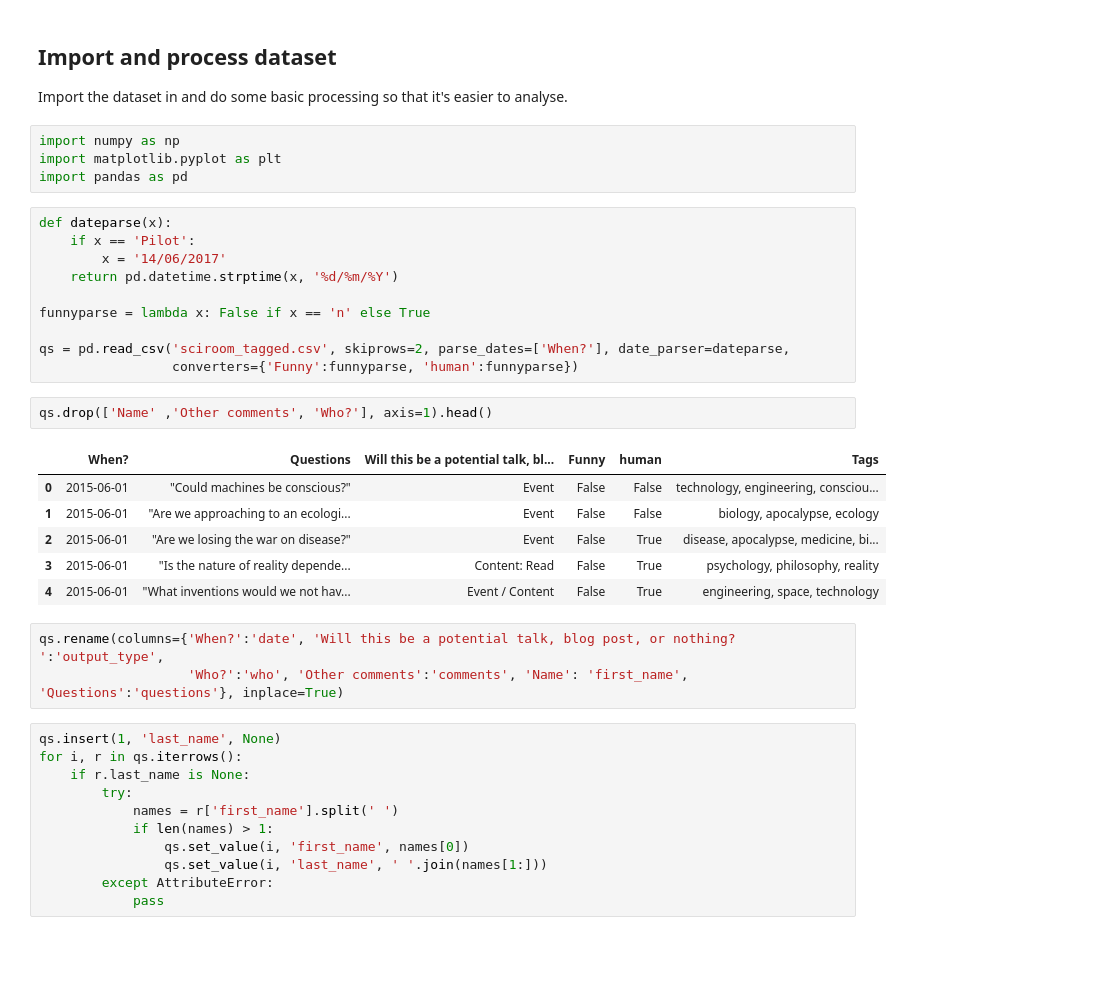
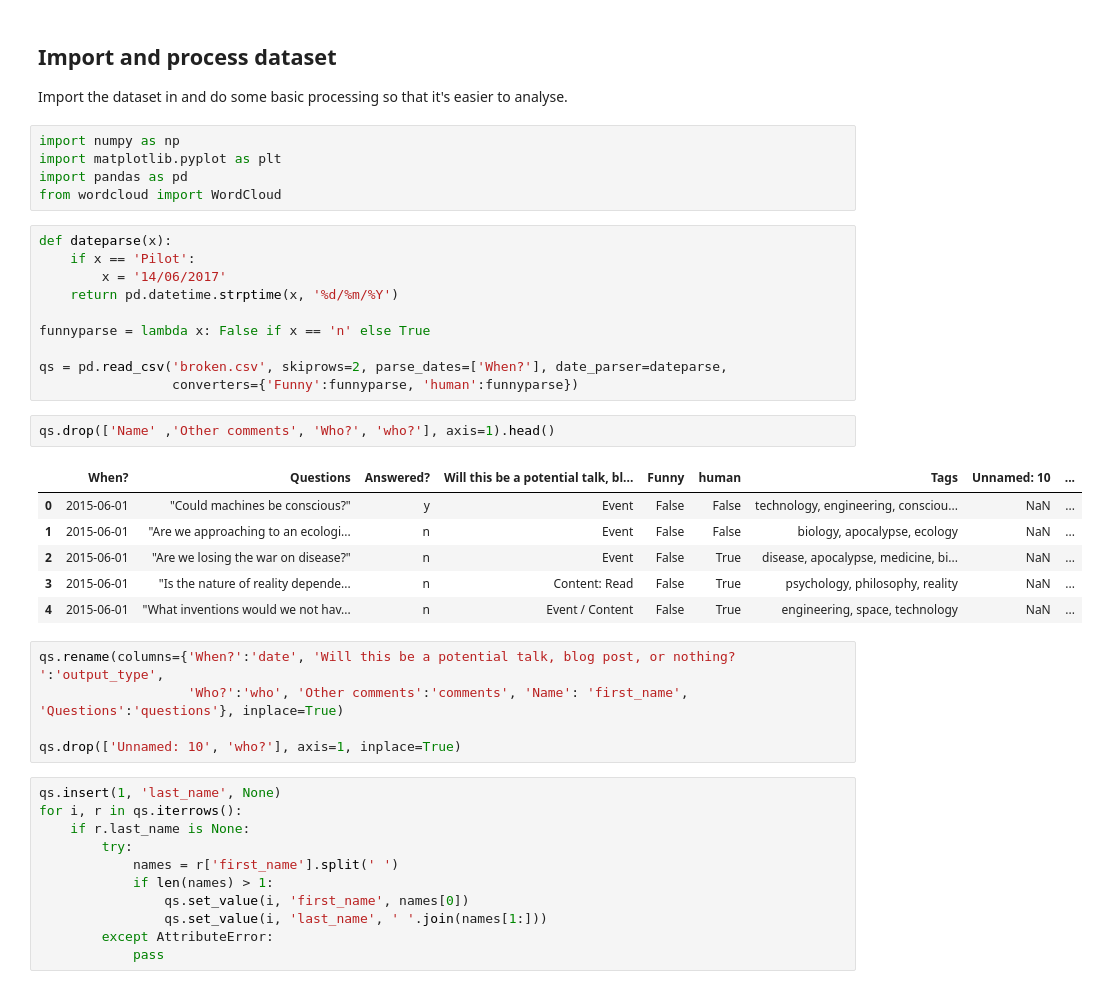
Before and after one commit to harpolea/sciroom, a Jupyter notebook: question_analysis.ipynb, the cells around one changed output. Cells and saved outputs as stored; diff of their text form; blank space fills up the shorter version.

```diff
--- a/question_analysis.ipynb
+++ b/question_analysis.ipynb
@@ -17,6 +17,7 @@ Import the dataset in and do some basic processing so that it's easier to analys
 import numpy as np
 import matplotlib.pyplot as plt
 import pandas as pd
+from wordcloud import WordCloud
 # %%
 def dateparse(x):
     if x == 'Pilot':
@@ -25,20 +26,22 @@ def dateparse(x):
 
 funnyparse = lambda x: False if x == 'n' else True
 
-qs = pd.read_csv('sciroom_tagged.csv', skiprows=2, parse_dates=['When?'], date_parser=dateparse,
+qs = pd.read_csv('broken.csv', skiprows=2, parse_dates=['When?'], date_parser=dateparse,
                  converters={'Funny':funnyparse, 'human':funnyparse})
 # %%
-qs.drop(['Name' ,'Other comments', 'Who?'], axis=1).head()
+qs.drop(['Name' ,'Other comments', 'Who?', 'who?'], axis=1).head()
 # %% [output]
-|  | When? | Questions | Will this be a potential talk, bl... | Funny | human | Tags |
-| 0 | 2015-06-01 | "Could machines be conscious?" | Event | False | False | technology, engineering, consciou... |
-| 1 | 2015-06-01 | "Are we approaching to an ecologi... | Event | False | False | biology, apocalypse, ecology |
-| 2 | 2015-06-01 | "Are we losing the war on disease?" | Event | False | True | disease, apocalypse, medicine, bi... |
-| 3 | 2015-06-01 | "Is the nature of reality depende... | Content: Read | False | True | psychology, philosophy, reality |
-| 4 | 2015-06-01 | "What inventions would we not hav... | Event / Content | False | True | engineering, space, technology |
+|  | When? | Questions | Answered? | Will this be a potential talk, bl... | Funny | human | Tags | Unnamed: 10 | ... |
+| 0 | 2015-06-01 | "Could machines be conscious?" | y | Event | False | False | technology, engineering, consciou... | NaN | ... |
+| 1 | 2015-06-01 | "Are we approaching to an ecologi... | n | Event | False | False | biology, apocalypse, ecology | NaN | ... |
+| 2 | 2015-06-01 | "Are we losing the war on disease?" | n | Event | False | True | disease, apocalypse, medicine, bi... | NaN | ... |
+| 3 | 2015-06-01 | "Is the nature of reality depende... | n | Content: Read | False | True | psychology, philosophy, reality | NaN | ... |
+| 4 | 2015-06-01 | "What inventions would we not hav... | n | Event / Content | False | True | engineering, space, technology | NaN | ... |
 # %%
 qs.rename(columns={'When?':'date', 'Will this be a potential talk, blog post, or nothing? ':'output_type',
                    'Who?':'who', 'Other comments':'comments', 'Name': 'first_name', 'Questions':'questions'}, inplace=True)
+
+qs.drop(['Unnamed: 10', 'who?'], axis=1, inplace=True)
 # %%
 qs.insert(1, 'last_name', None)
 for i, r in qs.iterrows():
```
Also changed, not shown: parts of 42 cells of this notebook.
